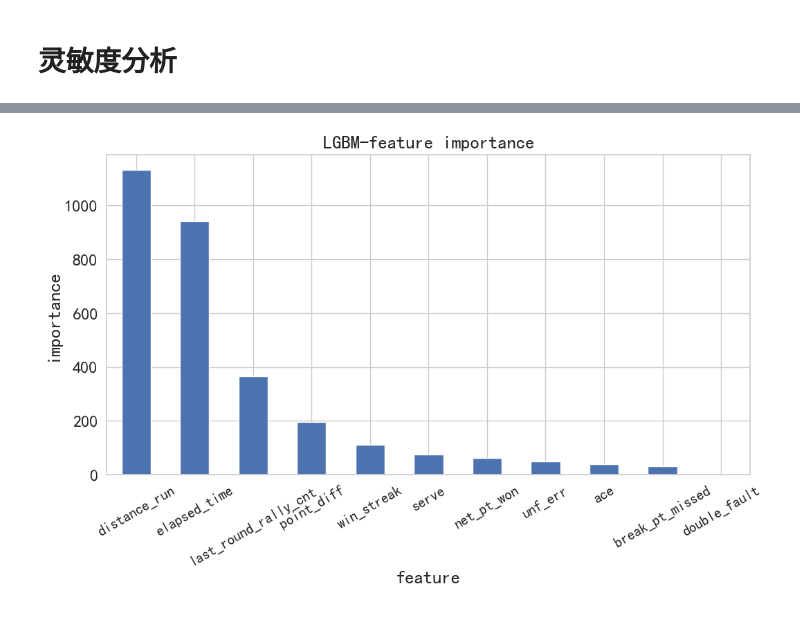
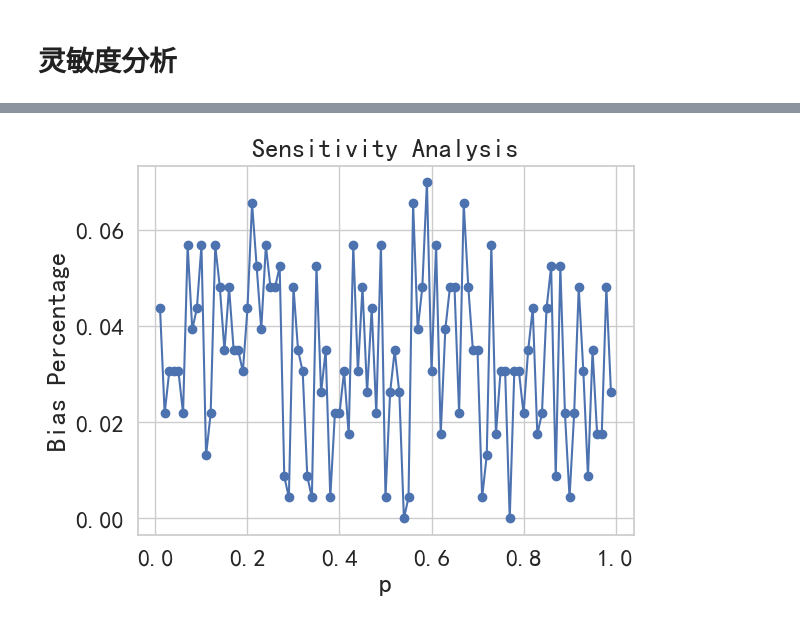
Before and after one commit to Jack-Huang02/MCM-C-Momentum-in-Tennis, a Jupyter notebook: final-tennis.ipynb, the cells around one changed output, grey strips where cells are left out. Drawn from its saved outputs; the diff is of its cells as text; code cells hidden in the pictures.

```diff
--- a/final-tennis.ipynb
+++ b/final-tennis.ipynb
@@ -316,41 +345,81 @@ P值：1.1033677751318692e-30
 # 灵敏度分析
 # %%
 # 创建 DataFrame
-seed_value = 50
+seed_value = 4
 np.random.seed(seed_value)
-df = pd.DataFrame(data)
-df = df.drop(['match_id'], axis=1)
+
 
 # 定义替换函数
 def replace_with_random(row, column_name, p):
     x = row[column_name]
-    lower_bound = (1 - p) * x -1361
-    upper_bound = (1 + p) * x +316
+    lower_bound = (1 - p) * x
+    upper_bound = (1 + p) * x
     return np.random.uniform(lower_bound, upper_bound)
+acc = []
+p_values = np.arange(0, 1.01, 0.01)
+for p in p_values:
+    df = pd.DataFrame(data)
+    df = df.drop(['match_id'], axis=1)
+    column_name = 'distance_run'
+    df[column_name] = df.apply(replace_with_random, axis=1, column_name=column_name, p=p)
+    scaler = MinMaxScaler() # 最大最小操作，映射到[0, 1]区间
+    columns = df.columns[:-1] # 取出dataset的除了label的所有列名称
+    scaler.fit(df[columns].values) # 学习除了label那一列，每列的最大最小值
+    df[columns] = scaler.transform(df[columns].values) # 对除了label的每列，根据之前计算的最大最小值，进行归一化操作
+    xtrain, xvalid, ytrain, yvalid = train_test_split(df[columns].values,df['label'].values,random_state=620,test_size=0.2)
+    model1 = LGBMClassifier(random_state=30)
+    model1.fit(xtrain,ytrain)
+    index = data[data.match_id==30].index # 取出第一场比赛的索引列表
+    test = df.iloc[index] # 从预处理数据中取出第一场比赛，用来验证模型
+    print(index)
+    train = df.drop(index,axis=0) # 从原数据中剔除第一场比赛的三百条记录作为训练数据集
+    model = LGBMClassifier(random_state=30) # 实例化神经网络模型
+    model.fit(train[columns].values,train['label'].values) # 训练模型
+    pred = model.predict_proba(test[columns].values) # 得到每一行输出在0和1的概率，第一列表示0的概率，第二列表示1的概率
+    pred = pd.DataFrame({'score':pred[:,1]}) # 0的概率表示输球概率，1的概率表示赢球概率，因此只取处pred列表的第二列
+    pred_01 = model.predict(test[columns].values)
+    pred_01 = pd.DataFrame({'label':pred_01})
+    test.reset_index(drop=True, inplace=True)
+    err_sum = sum(abs(pred_01['label'] - label['score']))
+    acc_rate = (len(pred_01) - err_sum) /len(pred_01)
+    acc.append(acc_rate)
+print(acc)
+bias_list = []
+for i in range(1, 100):
+    bias = abs(acc[i] - acc[0]) / acc[0]
+    bias_list.append(bias)
+p_values = np.arange(0.01, 1.0, 0.01)
 
-# 指定列和偏移百分比
-column_name = 'distance_run'
-p = 0.001
-# 对整列进行替换
-df[column_name] = df.apply(replace_with_random, axis=1, column_name=column_name, p=p)
+plt.plot(p_values, bias_list, marker='o')
+plt.xlabel('p')
+plt.ylabel('Bias Percentage')
 
-# 最大最小值操作
-scaler = MinMaxScaler() # 最大最小操作，映射到[0, 1]区间
-columns = df.columns[:-1] # 取出dataset的除了label的所有列名称
-scaler.fit(df[columns].values) # 学习除了label那一列，每列的最大最小值
-df[columns] = scaler.transform(df[columns].values) # 对除了label的每列，根据之前计算的最大最小值，进行归一化操作
-
-xtrain, xvalid, ytrain, yvalid = train_test_split(df[columns].values,df['label'].values,random_state=620,test_size=0.2)
-
-model1 = LGBMClassifier(random_state=30)
-model1.fit(xtrain,ytrain)
-
-f = pd.DataFrame({'col':list(columns),'score':model1.feature_importances_}).sort_values(by='score',ascending=False)
-f.index = f['col']
-f["score"].plot(kind = "bar",figsize = (12,6)) #颜色,matplotlib
-plt.xlabel("feature")
-plt.ylabel("importance")
-plt.xticks(rotation = 30,fontsize = 15)
-plt.title('LGBM-feature importance')
+plt.title('Sensitivity Analysis')
+plt.grid(True)
 plt.show()
+# # 指定列和偏移百分比
+# column_name = 'distance_run'
+# p = 0.3
+# # 对整列进行替换
+# df[column_name] = df.apply(replace_with_random, axis=1, column_name=column_name, p=p)
+#
+# # 最大最小值操作
+# scaler = MinMaxScaler() # 最大最小操作，映射到[0, 1]区间
+# columns = df.columns[:-1] # 取出dataset的除了label的所有列名称
+# scaler.fit(df[columns].values) # 学习除了label那一列，每列的最大最小值
+# df[columns] = scaler.transform(df[columns].values) # 对除了label的每列，根据之前计算的最大最小值，进行归一化操作
+#
+# xtrain, xvalid, ytrain, yvalid = train_test_split(df[columns].values,df['label'].values,random_state=620,test_size=0.2)
+#
+# model1 = LGBMClassifier(random_state=30)
+# model1.fit(xtrain,ytrain)
+#
+# f = pd.DataFrame({'col':list(columns),'score':model1.feature_importances_}).sort_values(by='score',ascending=False)
+# f.index = f['col']
+# f["score"].plot(kind = "bar",figsize = (12,6)) #颜色,matplotlib
+# plt.xlabel("feature")
+# plt.ylabel("importance")
+# plt.xticks(rotation = 30,fontsize = 15)
+# plt.title('LGBM-feature importance')
+# plt.show()
 # %% [output]
@@ -374 +443 @@ plt.show()
-[figure, old version]
+[figure, new version]
```
Also changed, not shown: parts of 15 cells of this notebook.
